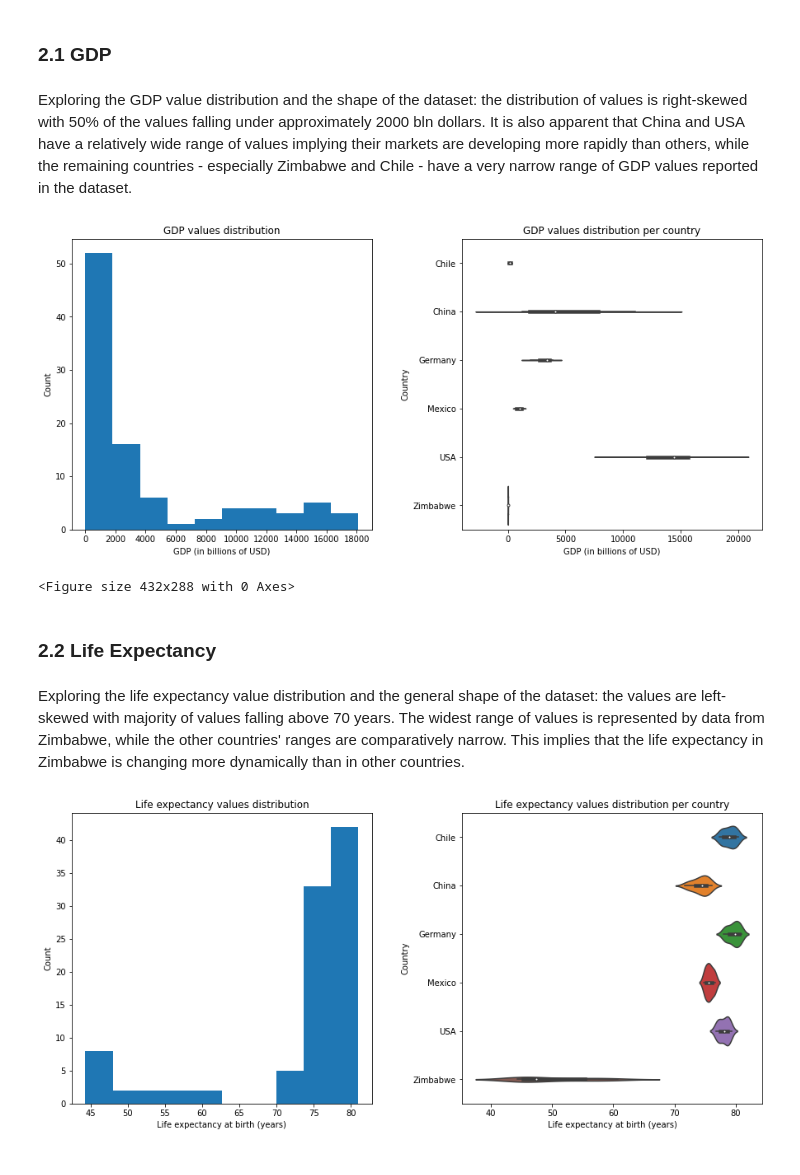
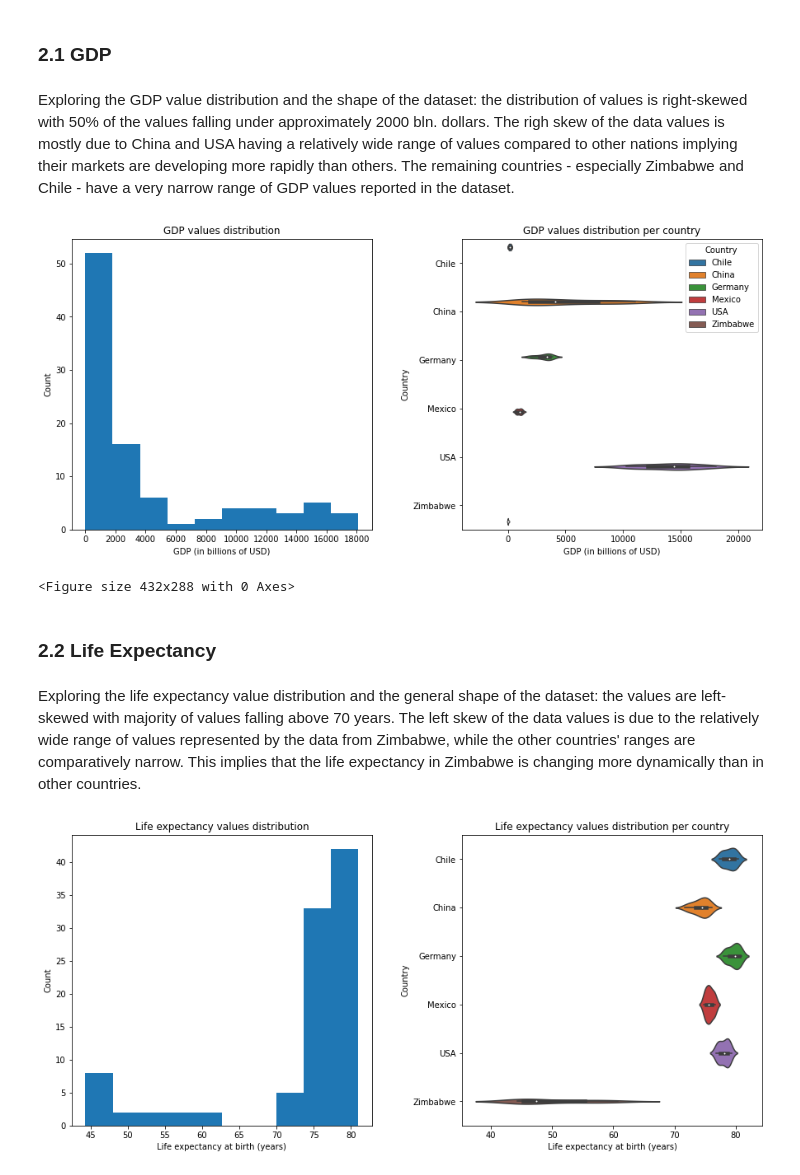
Before and after one commit to R0go/GDP_Life_Expectancy, a Jupyter notebook: life_expectancy_gdp.ipynb, the cells around one changed output. Saved outputs shown, nothing was run; the diff lists cells and outputs as text; code cells hidden in the pictures.

```diff
--- a/life_expectancy_gdp.ipynb
+++ b/life_expectancy_gdp.ipynb
@@ -71,30 +72,30 @@ dtypes: float64(2), int64(1), object(1)
 # %% [markdown]
 ### 2.1 GDP
 # %% [markdown]
-Exploring the GDP value distribution and the shape of the dataset: the distribution of values is right-skewed with 50% of the values falling under approximately 2000 bln dollars. It is also apparent that China and USA have a relatively wide range of values implying their markets are developing more rapidly than others, while the remaining countries - especially Zimbabwe and Chile - have a very narrow range of GDP values reported in the dataset.
+Exploring the GDP value distribution and the shape of the dataset: the distribution of values is right-skewed with 50% of the values falling under approximately 2000 bln. dollars. The righ skew of the data values is mostly due to China and USA having a relatively wide range of values compared to other nations implying their markets are developing more rapidly than others. The remaining countries - especially Zimbabwe and Chile - have a very narrow range of GDP values reported in the dataset.
 # %%
 fig, ax = plt.subplots(figsize=(15,7))
 ax = plt.subplot(1,2,1)
 plt.hist(data_file['GDP'], bins=10)
 plt.title('GDP values distribution')
 plt.xlabel(GDP)
 plt.ylabel('Count')
 ax.set_xticks([0, 2000, 4000, 6000, 8000, 10000, 12000, 14000, 16000, 18000])
 
 ax = plt.subplot(1,2,2)
-sns.violinplot(x='GDP', y='Country', data = data_file)
+sns.violinplot(x='GDP', y='Country', data = data_file, hue='Country')
 plt.title('GDP values distribution per country')
 plt.xlabel(GDP)
 plt.subplots_adjust(hspace = 0.5, wspace = 0.3, bottom = 0.1, top = 0.8)
 plt.show()
 plt.clf()
 # %% [output]
-[figure, old version]
+[figure, new version]
 <Figure size 432x288 with 0 Axes>
 # %% [markdown]
 ### 2.2 Life Expectancy
 # %% [markdown]
-Exploring the life expectancy value distribution and the general shape of the dataset: the values are left-skewed with majority of values falling above 70 years. The widest range of values is represented by data from Zimbabwe, while the other countries' ranges are comparatively narrow. This implies that the life expectancy in Zimbabwe is changing more dynamically than in other countries.
+Exploring the life expectancy value distribution and the general shape of the dataset: the values are left-skewed with majority of values falling above 70 years. The left skew of the data values is due to the relatively wide range of values represented by the data from Zimbabwe, while the other countries' ranges are comparatively narrow. This implies that the life expectancy in Zimbabwe is changing more dynamically than in other countries.
 # %%
 fig, ax = plt.subplots(figsize=(15,7))
 ax = plt.subplot(1,2,1)
```
Also changed, not shown: parts of 13 cells of this notebook.
